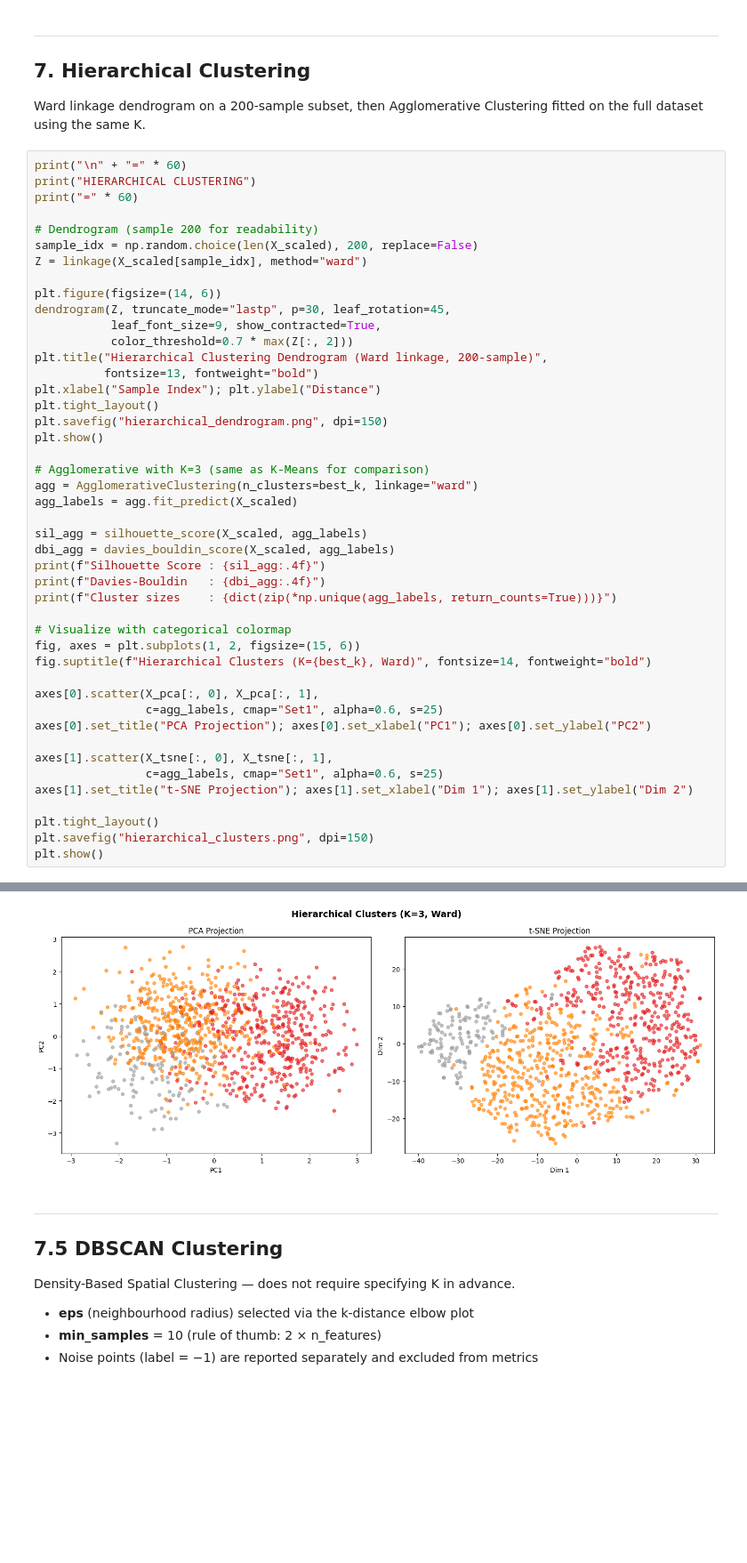
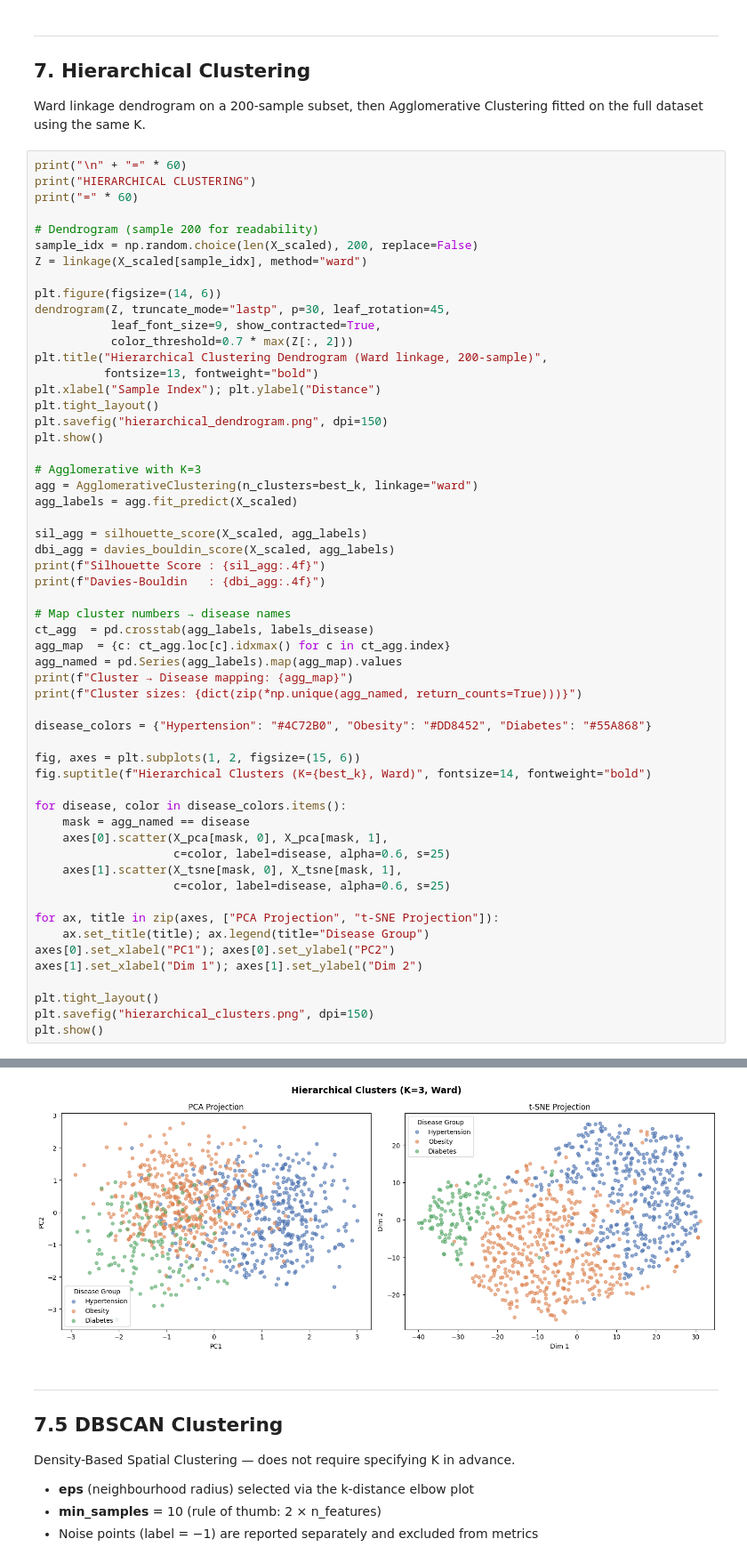
Before and after one commit to Fahad-Nawar/Dietary-analysis, a Jupyter notebook: dietary_analysis.ipynb, the cells around one changed output, grey strips where cells are left out. Shown at 89% size. Drawn from its saved outputs; the diff is of its cells as text; blank space fills up the shorter version.

```diff
--- a/dietary_analysis.ipynb
+++ b/dietary_analysis.ipynb
@@ -363,7 +375,7 @@ plt.tight_layout()
 plt.savefig("hierarchical_dendrogram.png", dpi=150)
 plt.show()
 
-# Agglomerative with K=3 (same as K-Means for comparison)
+# Agglomerative with K=3
 agg = AgglomerativeClustering(n_clusters=best_k, linkage="ward")
 agg_labels = agg.fit_predict(X_scaled)
 
@@ -371,19 +383,30 @@ sil_agg = silhouette_score(X_scaled, agg_labels)
 dbi_agg = davies_bouldin_score(X_scaled, agg_labels)
 print(f"Silhouette Score : {sil_agg:.4f}")
 print(f"Davies-Bouldin   : {dbi_agg:.4f}")
-print(f"Cluster sizes    : {dict(zip(*np.unique(agg_labels, return_counts=True)))}")
 
-# Visualize with categorical colormap
+# Map cluster numbers → disease names
+ct_agg  = pd.crosstab(agg_labels, labels_disease)
+agg_map  = {c: ct_agg.loc[c].idxmax() for c in ct_agg.index}
+agg_named = pd.Series(agg_labels).map(agg_map).values
+print(f"Cluster → Disease mapping: {agg_map}")
+print(f"Cluster sizes: {dict(zip(*np.unique(agg_named, return_counts=True)))}")
+
+disease_colors = {"Hypertension": "#4C72B0", "Obesity": "#DD8452", "Diabetes": "#55A868"}
+
 fig, axes = plt.subplots(1, 2, figsize=(15, 6))
 fig.suptitle(f"Hierarchical Clusters (K={best_k}, Ward)", fontsize=14, fontweight="bold")
 
-axes[0].scatter(X_pca[:, 0], X_pca[:, 1],
-                c=agg_labels, cmap="Set1", alpha=0.6, s=25)
-axes[0].set_title("PCA Projection"); axes[0].set_xlabel("PC1"); axes[0].set_ylabel("PC2")
+for disease, color in disease_colors.items():
+    mask = agg_named == disease
+    axes[0].scatter(X_pca[mask, 0], X_pca[mask, 1],
+                    c=color, label=disease, alpha=0.6, s=25)
+    axes[1].scatter(X_tsne[mask, 0], X_tsne[mask, 1],
+                    c=color, label=disease, alpha=0.6, s=25)
 
-axes[1].scatter(X_tsne[:, 0], X_tsne[:, 1],
-                c=agg_labels, cmap="Set1", alpha=0.6, s=25)
-axes[1].set_title("t-SNE Projection"); axes[1].set_xlabel("Dim 1"); axes[1].set_ylabel("Dim 2")
+for ax, title in zip(axes, ["PCA Projection", "t-SNE Projection"]):
+    ax.set_title(title); ax.legend(title="Disease Group")
+axes[0].set_xlabel("PC1"); axes[0].set_ylabel("PC2")
+axes[1].set_xlabel("Dim 1"); axes[1].set_ylabel("Dim 2")
 
 plt.tight_layout()
 plt.savefig("hierarchical_clusters.png", dpi=150)
@@ -399,4 +423,4 @@ Cluster sizes    : {np.int64(0): np.int64(421), np.int64(1): np.int64(447), np.i
-[figure, old version]
+[figure, new version]
 # %% [markdown]
 ---
 ## 7.5 DBSCAN Clustering
```
Also changed, not shown: parts of 5 cells of this notebook, 5 other files.
